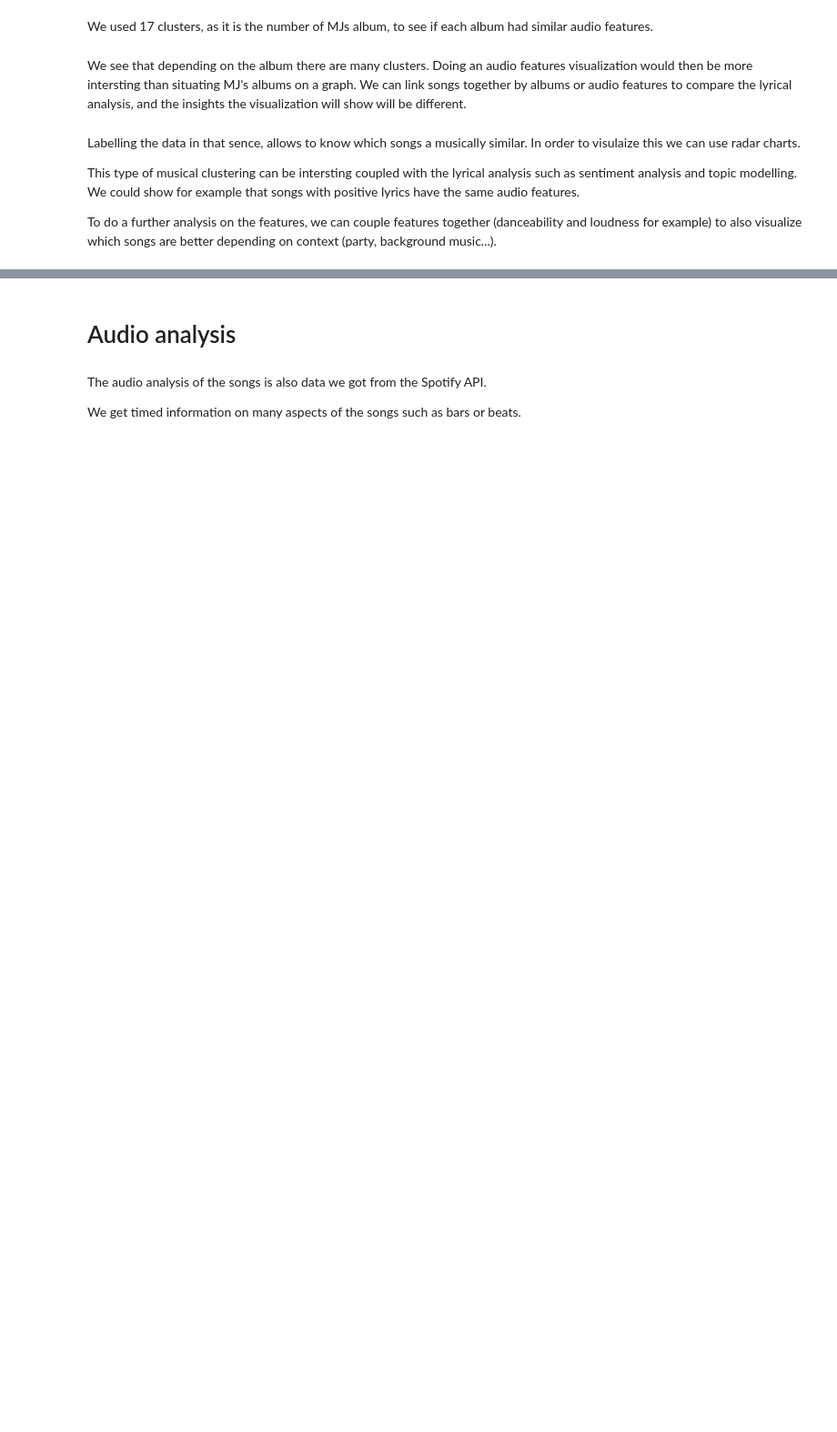
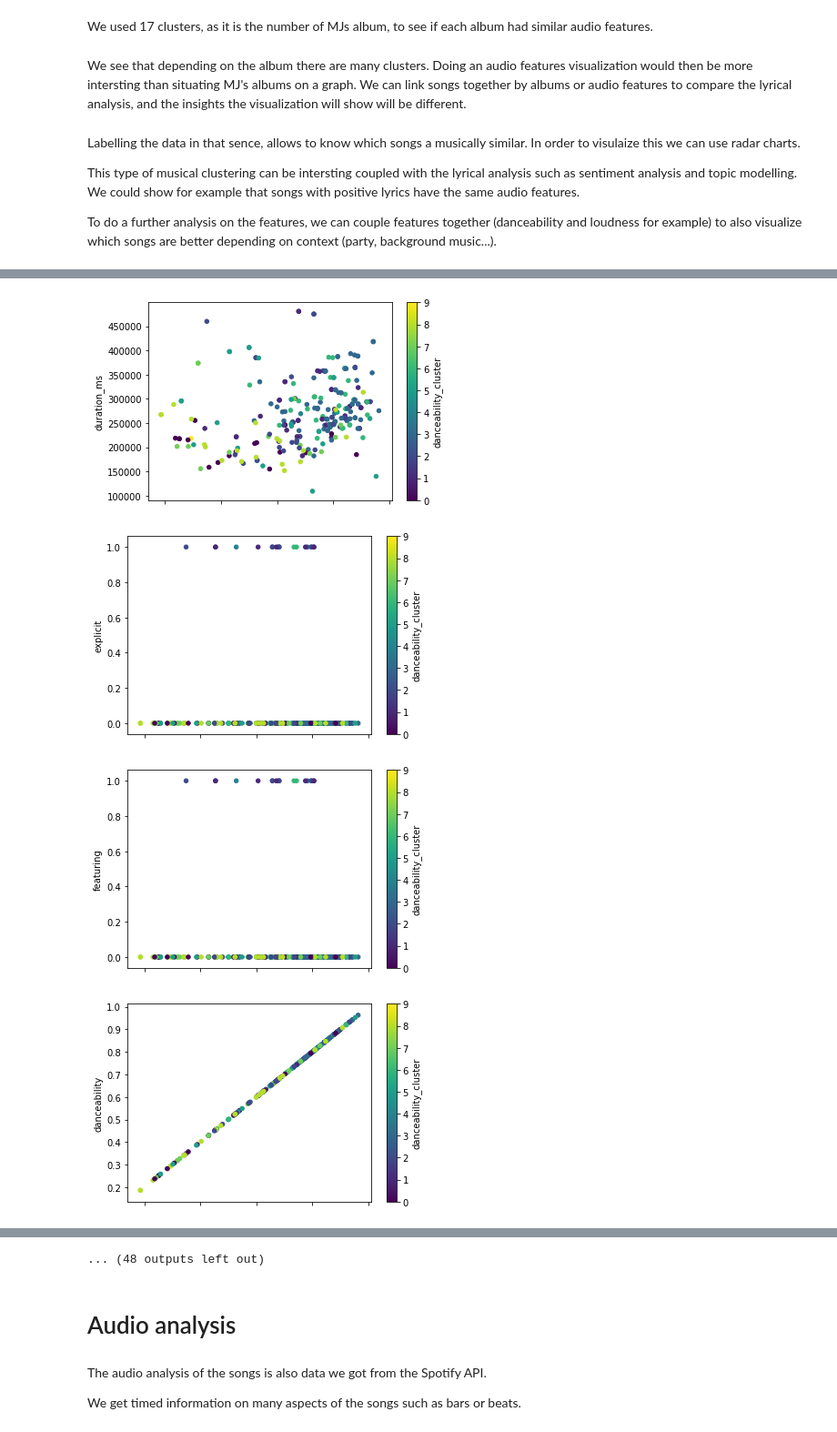
Before and after one commit to com-480-data-visualization/com-480-project-js, a Jupyter notebook: eda/eda_spotify.ipynb, the cells around one changed output, grey strips where cells are left out. Shown at 91% size. Saved outputs shown, nothing was run; the diff lists cells and outputs as text; code cells hidden in the pictures; blank space fills up the shorter version.

```diff
--- a/eda/eda_spotify.ipynb
+++ b/eda/eda_spotify.ipynb
@@ -118,0 +201,13 @@ Name: label, dtype: int64
+# %%
+from itertools import permutations
+
+clusters = {'danceability_cluster': 'danceability', 'danceability_cluster2': 'danceability', 'valence_cluster': 'valence', 'tempo_cluster': 'tempo'}
+
+for cluster in clusters.keys():
+    for feature in features:
+        analysis_df.plot.scatter(clusters[cluster], feature, c=cluster,colormap='viridis')
+# %% [output]
+[figure, added]
+[figure, added]
+[figure, added]
+[figure, added]
@@ -119,3 +222,4 @@ Name: label, dtype: int64
+... (48 outputs left out)
 # %% [markdown]
 # Audio analysis
 # %% [markdown]
```
Also changed, not shown: parts of 19 cells of this notebook, 4 other files.
